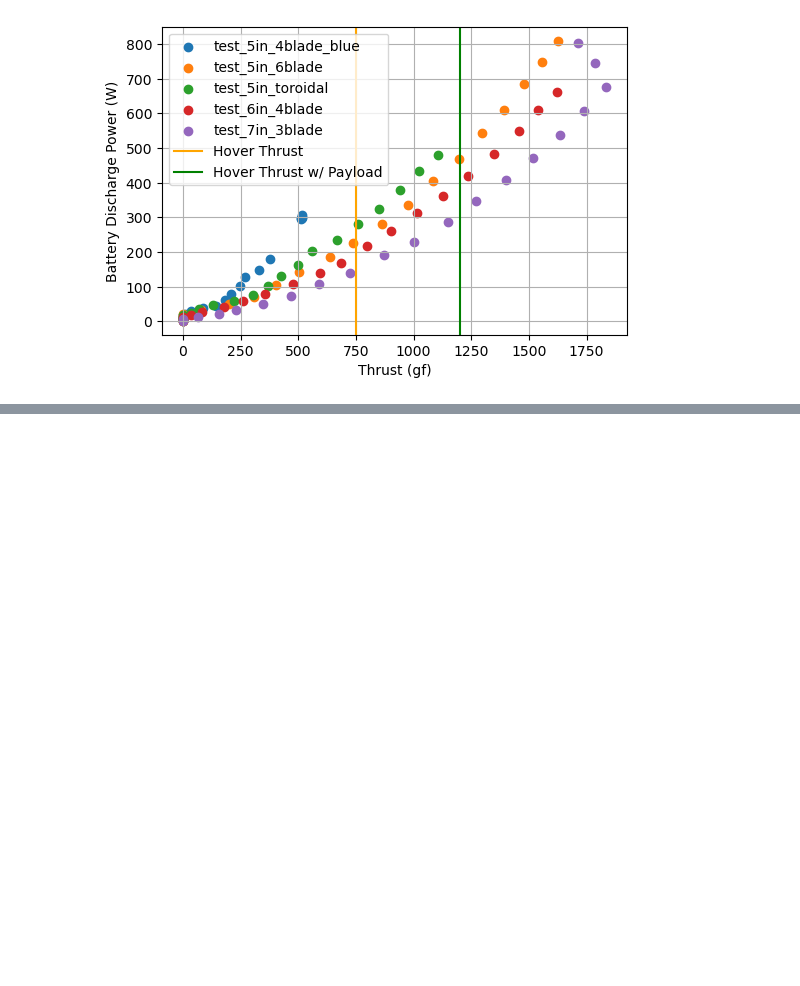
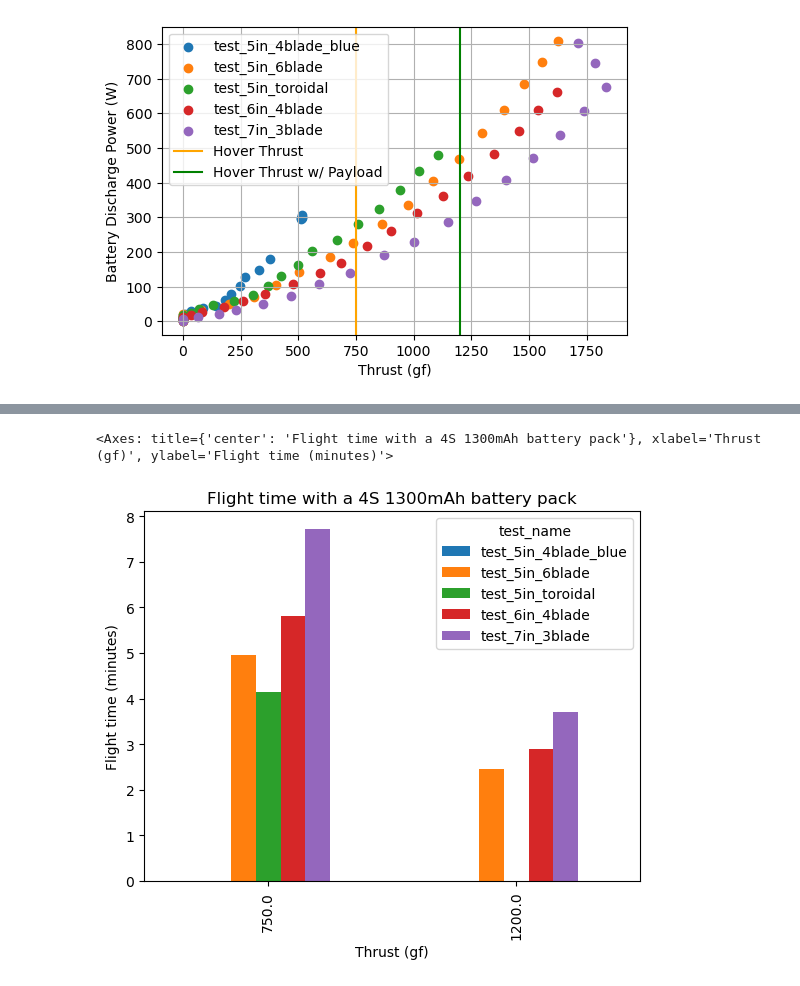
Before and after one commit to gtaharaedmonds/coaxial-drone, a Jupyter notebook: thrust_jig/test_runner/experiment_template.ipynb, the cells around one changed output, grey strips where cells are left out. Saved outputs shown, nothing was run; the diff lists cells and outputs as text; code cells hidden in the pictures; blank space fills up the shorter version.

Commit message:
Flight time interpolation and general polish

```diff
--- a/thrust_jig/test_runner/experiment_template.ipynb
+++ b/thrust_jig/test_runner/experiment_template.ipynb
@@ -272,3 +268,23 @@ plt.legend()
 plt.show()
 # %% [output]
 [figure]
+# %%
+characteristic_thrust = pd.Index(
+    [hover_thrust_g, payload_thrust_g], name="thrust_mean_g"
+)
+# Interpolate power at hover and payload thrust
+df_power_interp = (
+    df_thrust_power.reset_index("throttle")
+    .set_index("thrust_mean_g", append=True)
+    .groupby("test_name")
+    .apply(
+        lambda g: (gd := g.droplevel("test_name").dropna())[
+            ~gd.index.duplicated(keep="first")
+        ]
+        .reindex(gd.index.append(characteristic_thrust).unique())
+        .sort_index()
+        .interpolate(method="index", limit_area="inside")
+        .loc[characteristic_thrust]
+    )
+)
+df_power_interp
@@ -274,0 +304,6 @@ plt.show()
+# %%
+battery_capacity_Wh = 2 * 0.650 * 14.8
+flight_time = pd.to_timedelta(
+    battery_capacity_Wh / df_power_interp["batt_power_mean"], unit="h"
+).rename("flight_time")
+flight_time
@@ -274,0 +323,9 @@ plt.show()
+# %%
+(flight_time.dt.seconds.unstack("test_name") / 60).plot.bar(
+    title="Flight time with a 4S 1300mAh battery pack",
+    xlabel="Thrust (gf)",
+    ylabel="Flight time (minutes)",
+)
+# %% [output]
+<Axes: title={'center': 'Flight time with a 4S 1300mAh battery pack'}, xlabel='Thrust (gf)', ylabel='Flight time (minutes)'>
+[figure, added]
```
Also changed, not shown: parts of 4 cells of this notebook.
